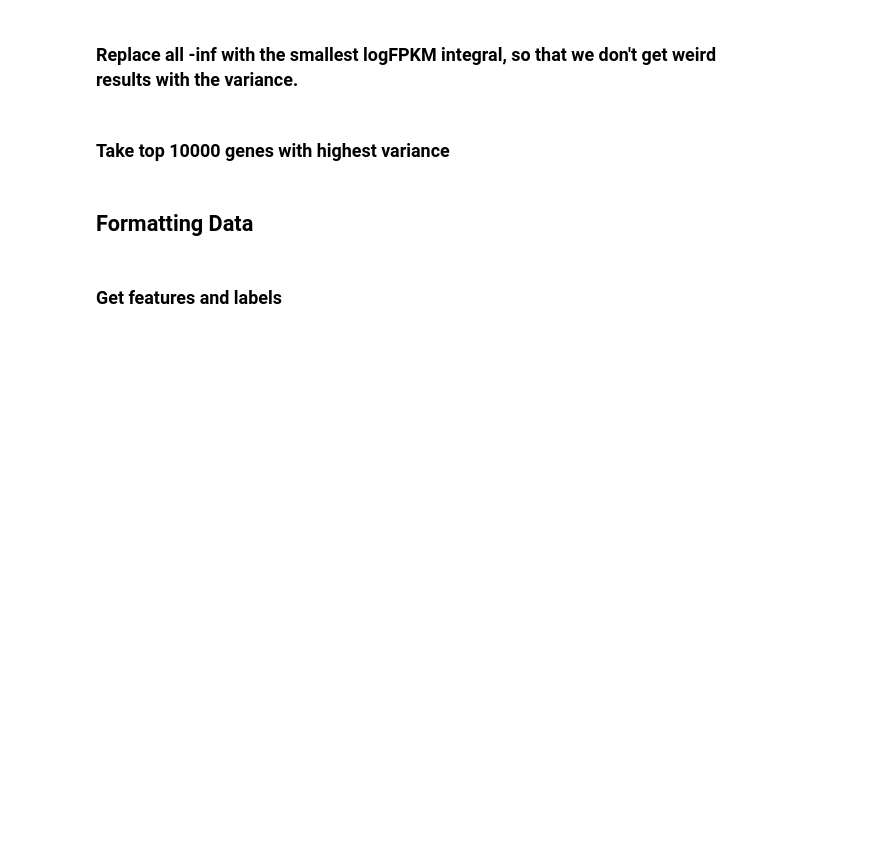
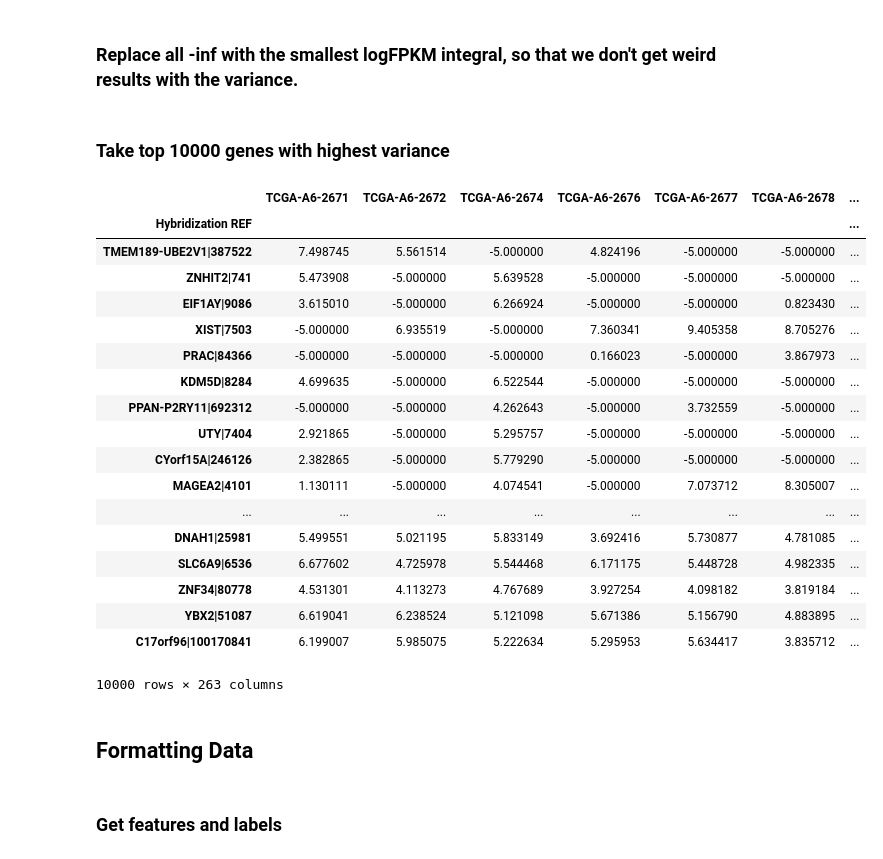
Before and after one commit to pvphaneuf/cse283, a Jupyter notebook: proj/illuminaga_RNA_SVM_tissue_classifier.ipynb, the cells around one changed output. Saved outputs shown, nothing was run; the diff lists cells and outputs as text; code cells hidden in the pictures; blank space fills up the shorter version.

```diff
--- a/proj/illuminaga_RNA_SVM_tissue_classifier.ipynb
+++ b/proj/illuminaga_RNA_SVM_tissue_classifier.ipynb
@@ -31,6 +31,28 @@ log_gene_exp_var_df = log_gene_exp_df.copy()
 log_gene_exp_var_df['var'] = log_gene_exp_var_df.var(axis=1)
 filtered_log_gene_exp = log_gene_exp_var_df.sort_values(by='var', ascending=False)[:10000]
 filtered_log_gene_exp = filtered_log_gene_exp.ix[:, :-1]  # Remove variance column
+# %%
+filtered_log_gene_exp
+# %% [output]
+|  | TCGA-A6-2671 | TCGA-A6-2672 | TCGA-A6-2674 | TCGA-A6-2676 | TCGA-A6-2677 | TCGA-A6-2678 | ... |
+| Hybridization REF |  |  |  |  |  |  | ... |
+| TMEM189-UBE2V1|387522 | 7.498745 | 5.561514 | -5.000000 | 4.824196 | -5.000000 | -5.000000 | ... |
+| ZNHIT2|741 | 5.473908 | -5.000000 | 5.639528 | -5.000000 | -5.000000 | -5.000000 | ... |
+| EIF1AY|9086 | 3.615010 | -5.000000 | 6.266924 | -5.000000 | -5.000000 | 0.823430 | ... |
+| XIST|7503 | -5.000000 | 6.935519 | -5.000000 | 7.360341 | 9.405358 | 8.705276 | ... |
+| PRAC|84366 | -5.000000 | -5.000000 | -5.000000 | 0.166023 | -5.000000 | 3.867973 | ... |
+| KDM5D|8284 | 4.699635 | -5.000000 | 6.522544 | -5.000000 | -5.000000 | -5.000000 | ... |
+| PPAN-P2RY11|692312 | -5.000000 | -5.000000 | 4.262643 | -5.000000 | 3.732559 | -5.000000 | ... |
+| UTY|7404 | 2.921865 | -5.000000 | 5.295757 | -5.000000 | -5.000000 | -5.000000 | ... |
+| CYorf15A|246126 | 2.382865 | -5.000000 | 5.779290 | -5.000000 | -5.000000 | -5.000000 | ... |
+| MAGEA2|4101 | 1.130111 | -5.000000 | 4.074541 | -5.000000 | 7.073712 | 8.305007 | ... |
+| ... | ... | ... | ... | ... | ... | ... | ... |
+| DNAH1|25981 | 5.499551 | 5.021195 | 5.833149 | 3.692416 | 5.730877 | 4.781085 | ... |
+| SLC6A9|6536 | 6.677602 | 4.725978 | 5.544468 | 6.171175 | 5.448728 | 4.982335 | ... |
+| ZNF34|80778 | 4.531301 | 4.113273 | 4.767689 | 3.927254 | 4.098182 | 3.819184 | ... |
+| YBX2|51087 | 6.619041 | 6.238524 | 5.121098 | 5.671386 | 5.156790 | 4.883895 | ... |
+| C17orf96|100170841 | 6.199007 | 5.985075 | 5.222634 | 5.295953 | 5.634417 | 3.835712 | ... |
+10000 rows × 263 columns
 # %% [markdown]
 ## Formatting Data
 # %% [markdown]
```
Also changed, not shown: parts of 1 cell of this notebook, 12 other files.
